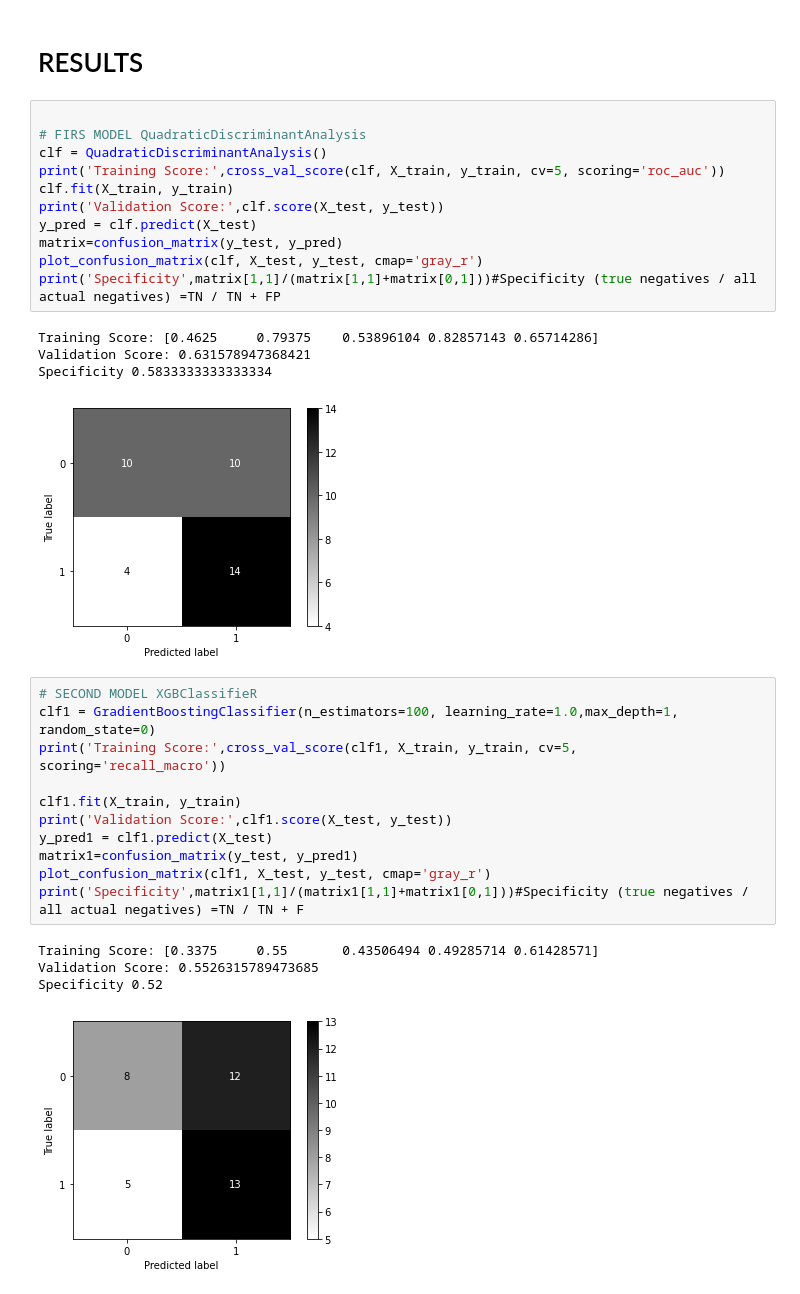
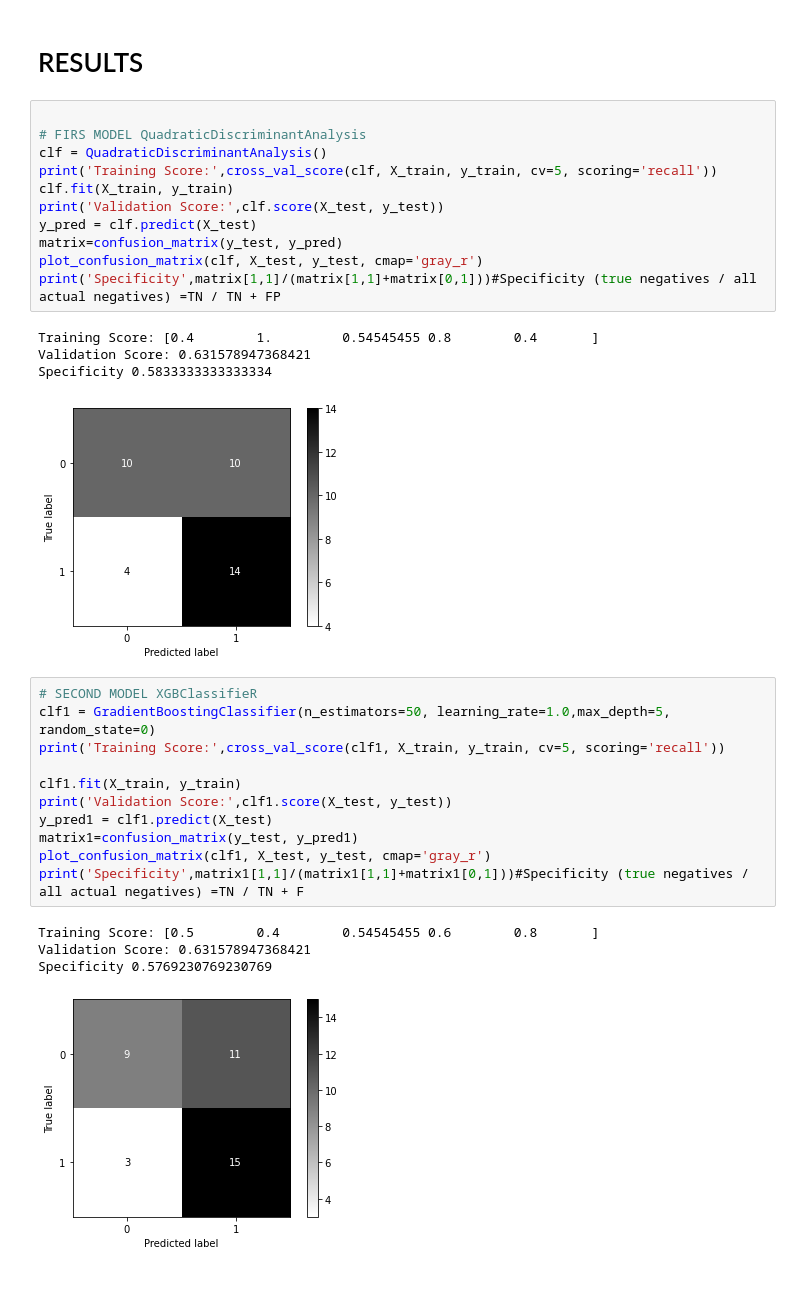
Before and after one commit to angeljcarrillo/LLMCRXDXT9dxq09b, a Jupyter notebook: LR.ipynb, the cells around one changed output. Cells and saved outputs as stored; diff of their text form.

```diff
--- a/LR.ipynb
+++ b/LR.ipynb
@@ -156,7 +163,7 @@ X_train, X_test, y_train, y_test = train_test_split(X_best_features, y, test_siz
 
 # FIRS MODEL QuadraticDiscriminantAnalysis
 clf = QuadraticDiscriminantAnalysis()
-print('Training Score:',cross_val_score(clf, X_train, y_train, cv=5, scoring='roc_auc'))
+print('Training Score:',cross_val_score(clf, X_train, y_train, cv=5, scoring='recall'))
 clf.fit(X_train, y_train)
 print('Validation Score:',clf.score(X_test, y_test))
 y_pred = clf.predict(X_test)
@@ -164,23 +171,23 @@ matrix=confusion_matrix(y_test, y_pred)
 plot_confusion_matrix(clf, X_test, y_test, cmap='gray_r')
 print('Specificity',matrix[1,1]/(matrix[1,1]+matrix[0,1]))#Specificity (true negatives / all actual negatives) =TN / TN + FP
 # %% [output]
-Training Score: [0.4625     0.79375    0.53896104 0.82857143 0.65714286]
+Training Score: [0.4        1.         0.54545455 0.8        0.4       ]
 Validation Score: 0.631578947368421
 Specificity 0.5833333333333334
 [figure]
 # %%
 # SECOND MODEL XGBClassifieR
-clf1 = GradientBoostingClassifier(n_estimators=100, learning_rate=1.0,max_depth=1, random_state=0)
-print('Training Score:',cross_val_score(clf1, X_train, y_train, cv=5, scoring='recall_macro'))
+clf1 = GradientBoostingClassifier(n_estimators=50, learning_rate=1.0,max_depth=5, random_state=0)
+print('Training Score:',cross_val_score(clf1, X_train, y_train, cv=5, scoring='recall'))
 
 clf1.fit(X_train, y_train)
 print('Validation Score:',clf1.score(X_test, y_test))
 y_pred1 = clf1.predict(X_test)
 matrix1=confusion_matrix(y_test, y_pred1)
 plot_confusion_matrix(clf1, X_test, y_test, cmap='gray_r')
 print('Specificity',matrix1[1,1]/(matrix1[1,1]+matrix1[0,1]))#Specificity (true negatives / all actual negatives) =TN / TN + F
 # %% [output]
-Training Score: [0.3375     0.55       0.43506494 0.49285714 0.61428571]
-Validation Score: 0.5526315789473685
-Specificity 0.52
+Training Score: [0.5        0.4        0.54545455 0.6        0.8       ]
+Validation Score: 0.631578947368421
+Specificity 0.5769230769230769
-[figure, old version]
+[figure, new version]
```
Also changed, not shown: parts of 15 cells of this notebook.
